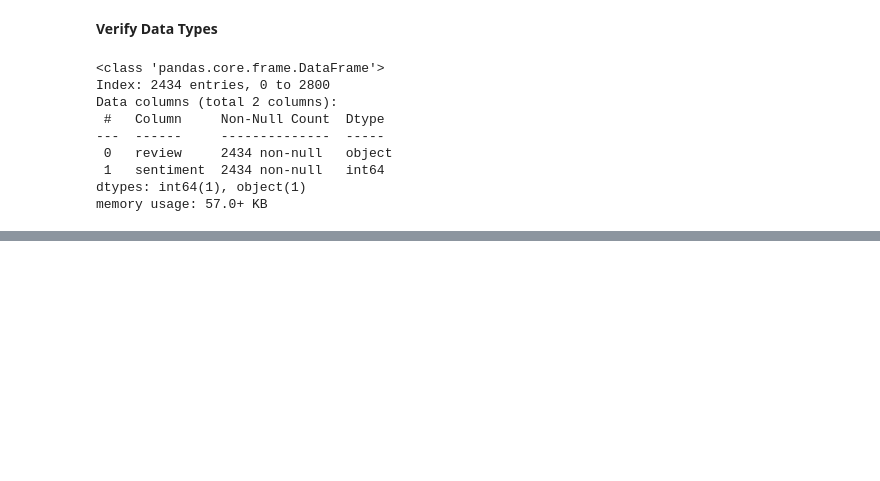
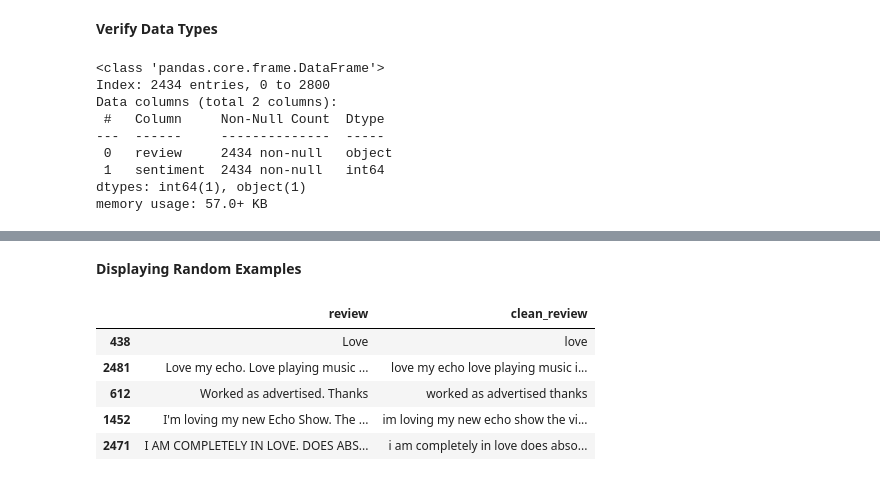
Before and after one commit to TahaBhatti786/Sentiment-Analysis-of-Product-Reviews, a Jupyter notebook: notebooks/sentiment_analysis.ipynb, the cells around one changed output, grey strips where cells are left out. Drawn from its saved outputs; the diff is of its cells as text; code cells hidden in the pictures; blank space fills up the shorter version.

```diff
--- a/notebooks/sentiment_analysis.ipynb
+++ b/notebooks/sentiment_analysis.ipynb
@@ -268,0 +312,11 @@ memory usage: 57.0+ KB
+# %% [markdown]
+**Displaying Random Examples**
+# %%
+df[["review", "clean_review"]].sample(5, random_state=42)
+# %% [output]
+|  | review | clean_review |
+| 438 | Love | love |
+| 2481 | Love my echo. Love playing music ... | love my echo love playing music i... |
+| 612 | Worked as advertised. Thanks | worked as advertised thanks |
+| 1452 | I'm loving my new Echo Show. The ... | im loving my new echo show the vi... |
+| 2471 | I AM COMPLETELY IN LOVE. DOES ABS... | i am completely in love does abso... |
```
Also changed, not shown: parts of 13 cells of this notebook.
